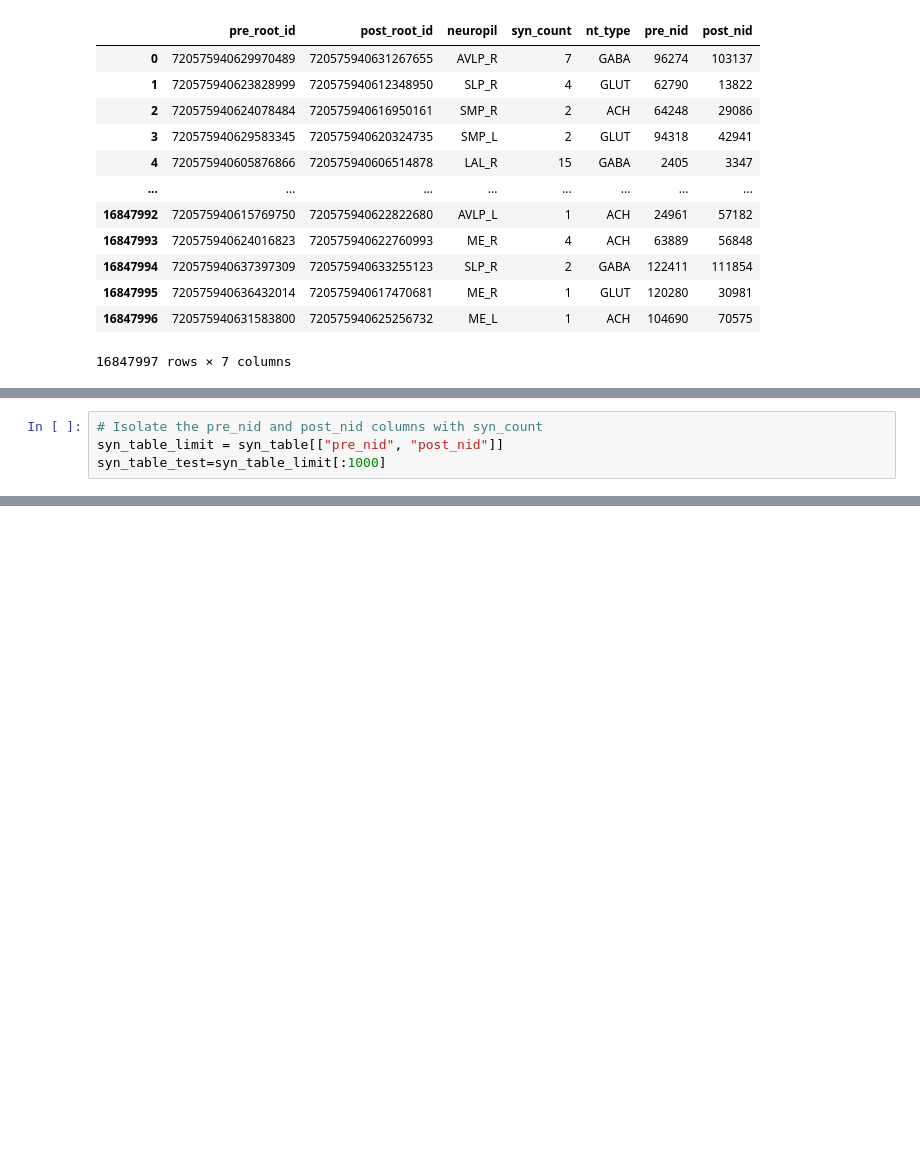
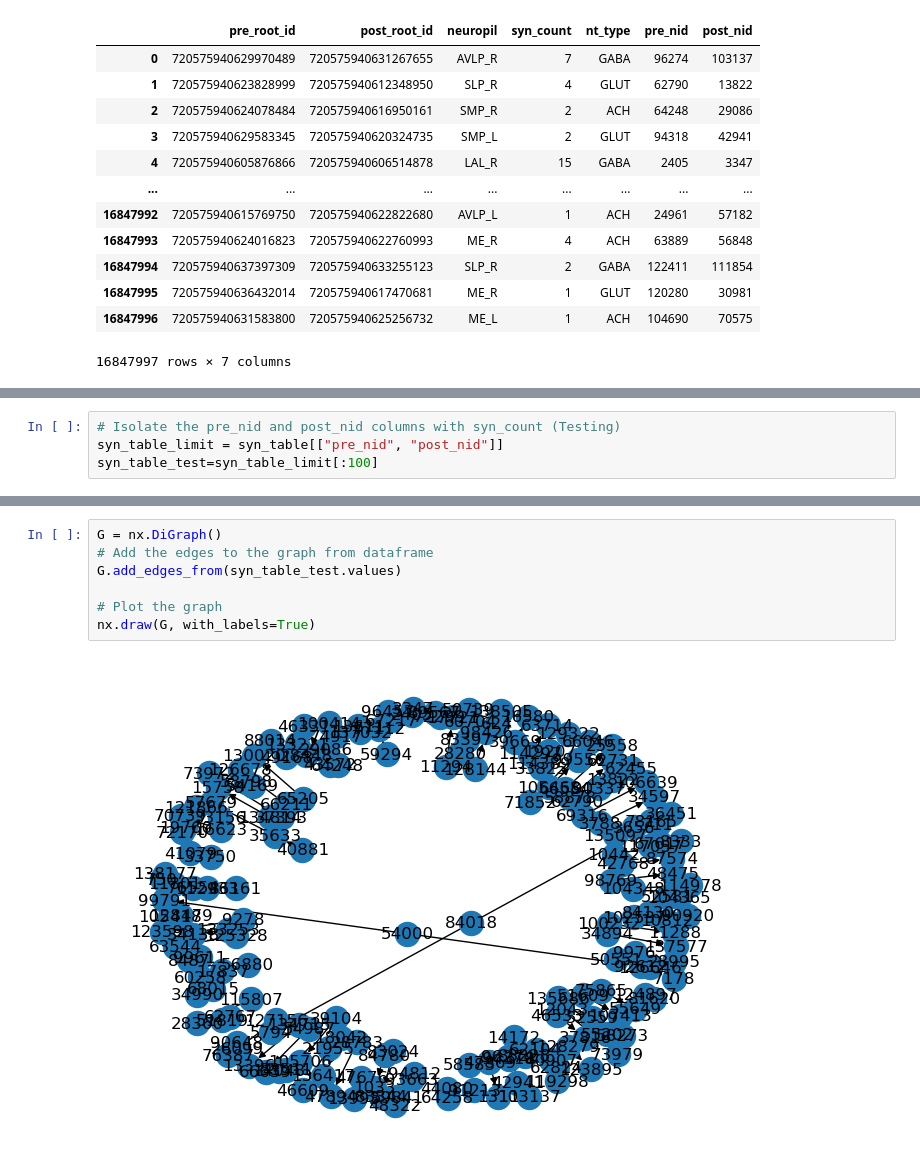
Before and after one commit to Gutierrez-lab/flybrain-clustering-rhessa, a Jupyter notebook: inhibitory_analysis/wholeNet_motifs.ipynb, the cells around one changed output, grey strips where cells are left out. Drawn from its saved outputs; the diff is of its cells as text; blank space fills up the shorter version.

```diff
--- a/inhibitory_analysis/wholeNet_motifs.ipynb
+++ b/inhibitory_analysis/wholeNet_motifs.ipynb
@@ -121,4 +113,4 @@ def collect_three_neuron_motifs(V, E):
 # %%
-# Isolate the pre_nid and post_nid columns with syn_count
+# Isolate the pre_nid and post_nid columns with syn_count (Testing)
 syn_table_limit = syn_table[["pre_nid", "post_nid"]]
-syn_table_test=syn_table_limit[:1000]
+syn_table_test=syn_table_limit[:100]
@@ -160,0 +117,9 @@ tri[t]
+# %%
+G = nx.DiGraph()
+# Add the edges to the graph from dataframe
+G.add_edges_from(syn_table_test.values)
+
+# Plot the graph
+nx.draw(G, with_labels=True)
+# %% [output]
+[figure, added]
```
Also changed, not shown: parts of 17 cells of this notebook, 5 other files.
